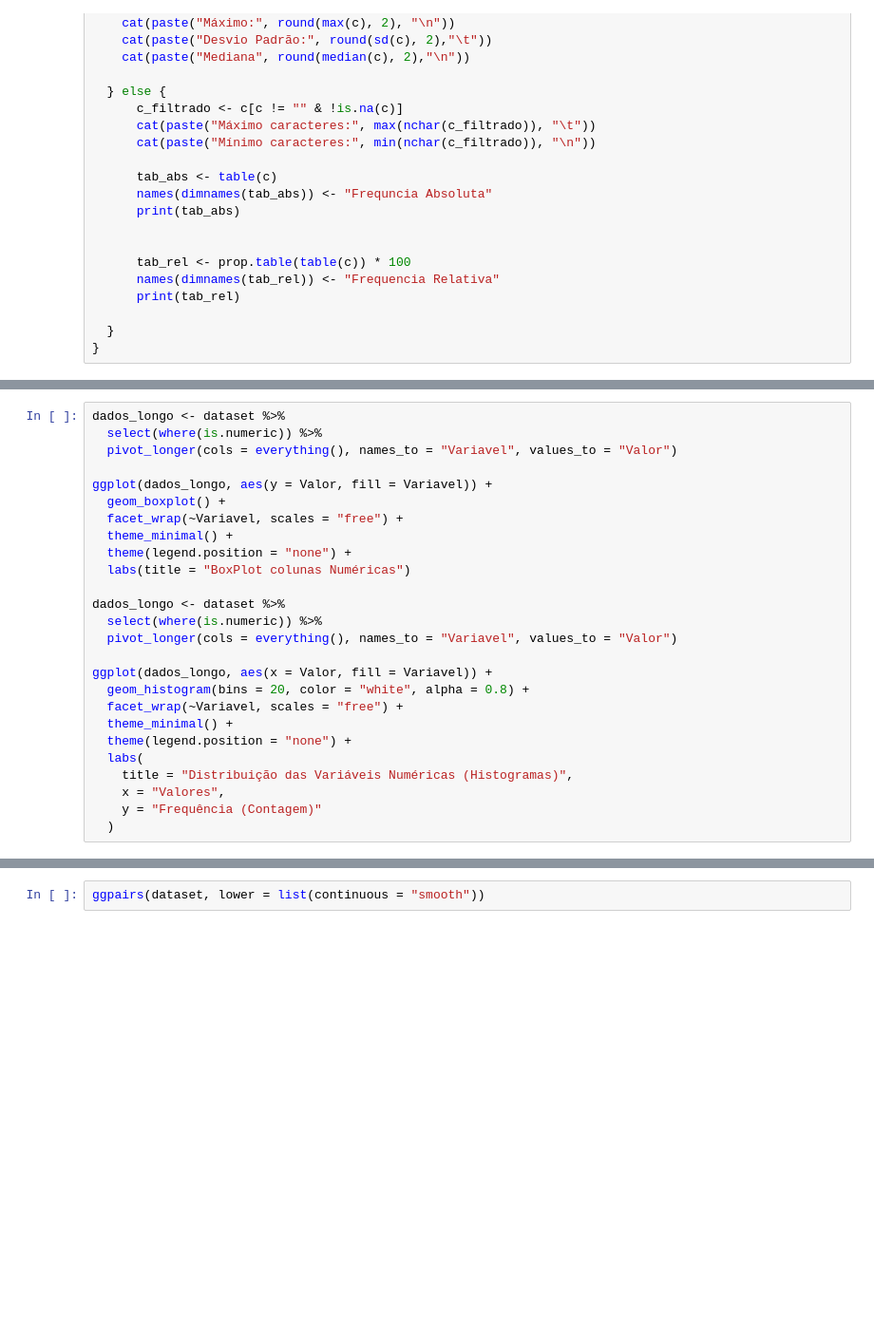
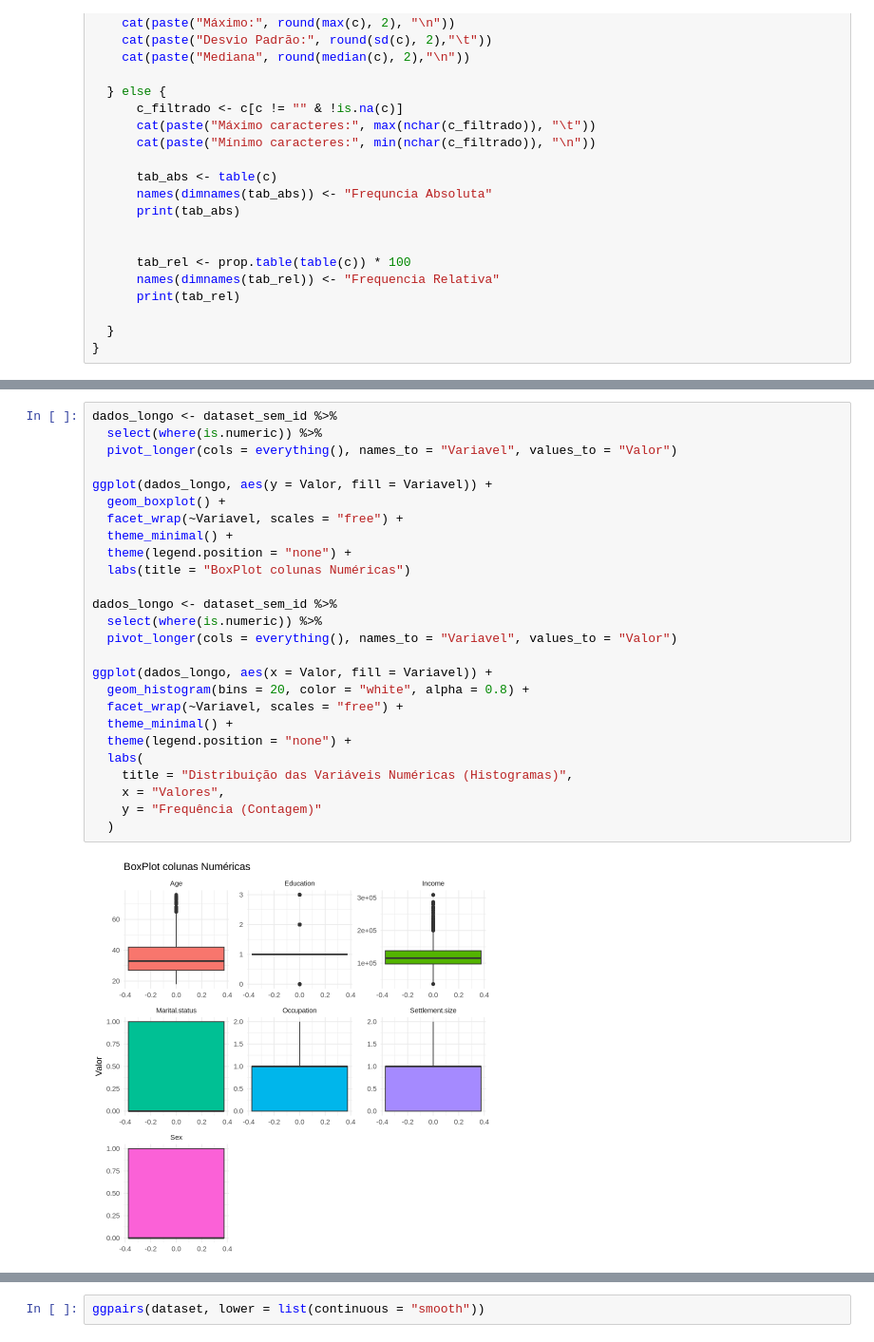
Before and after one commit to ThAlvesM/Kmean_2026-1, a Jupyter notebook: Kmean_2026-1.ipynb, the cells around one changed output, grey strips where cells are left out. Shown at 95% size. Saved outputs shown, nothing was run; the diff lists cells and outputs as text; blank space fills up the shorter version.

```diff
--- a/Kmean_2026-1.ipynb
+++ b/Kmean_2026-1.ipynb
@@ -152,26 +314,28 @@ cat("-------------------------------------------------\n")
 # %%
-dados_longo <- dataset %>%
+dados_longo <- dataset_sem_id %>%
   select(where(is.numeric)) %>%
   pivot_longer(cols = everything(), names_to = "Variavel", values_to = "Valor")
 
 ggplot(dados_longo, aes(y = Valor, fill = Variavel)) +
   geom_boxplot() +
   facet_wrap(~Variavel, scales = "free") +
   theme_minimal() +
   theme(legend.position = "none") +
   labs(title = "BoxPlot colunas Numéricas")
 
-dados_longo <- dataset %>%
+dados_longo <- dataset_sem_id %>%
   select(where(is.numeric)) %>%
   pivot_longer(cols = everything(), names_to = "Variavel", values_to = "Valor")
 
 ggplot(dados_longo, aes(x = Valor, fill = Variavel)) +
   geom_histogram(bins = 20, color = "white", alpha = 0.8) +
   facet_wrap(~Variavel, scales = "free") +
   theme_minimal() +
   theme(legend.position = "none") +
   labs(
     title = "Distribuição das Variáveis Numéricas (Histogramas)",
     x = "Valores",
     y = "Frequência (Contagem)"
   )
+# %% [output]
+[figure, added]
```
Also changed, not shown: parts of 20 cells of this notebook, 1 other file.
